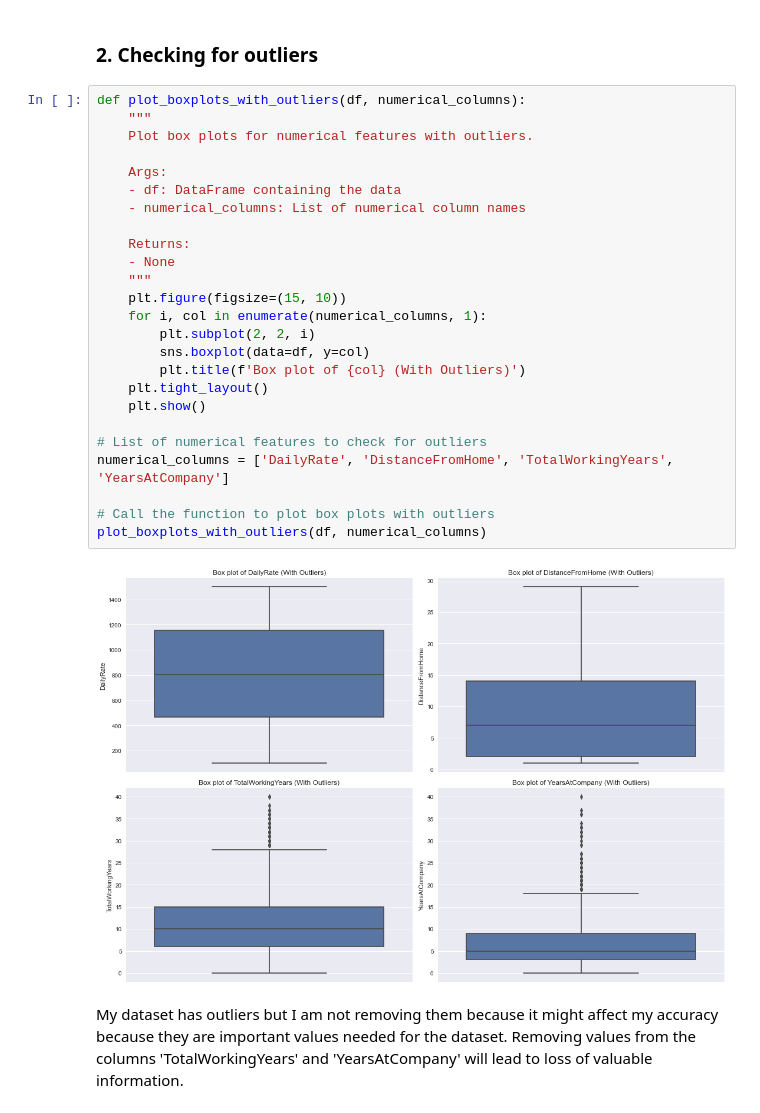
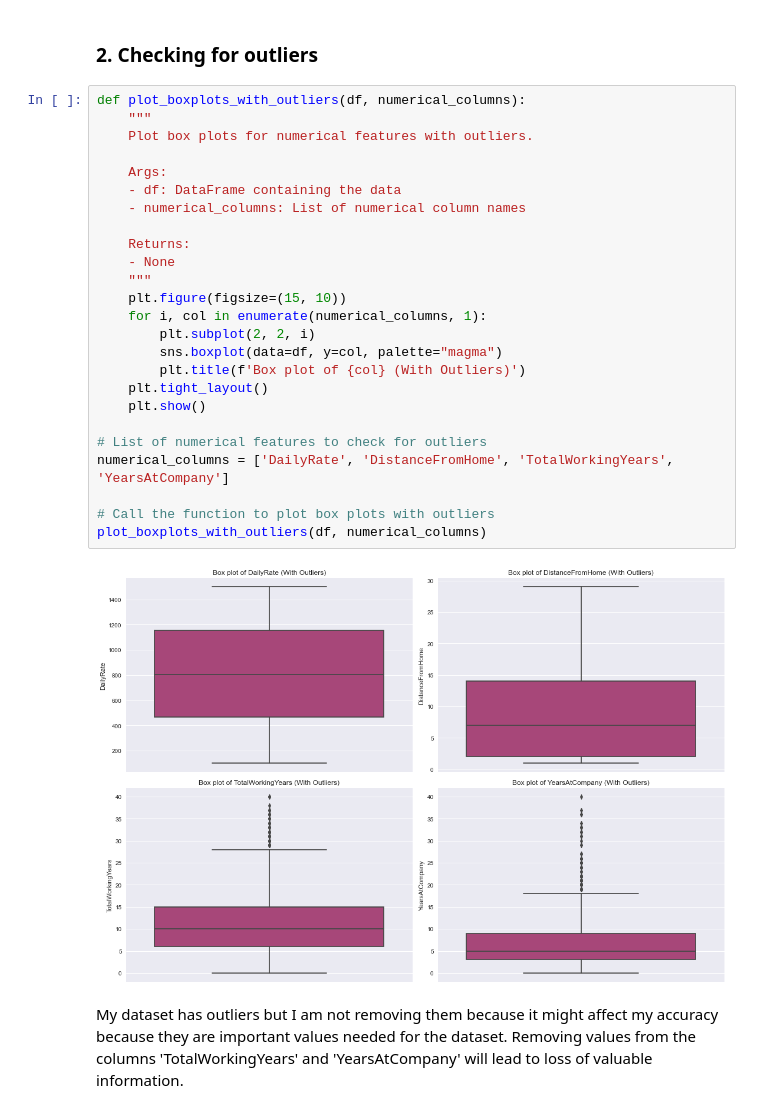
Before and after one commit to olivemideva/phase_3_project, a Jupyter notebook: Student.ipynb, the cells around one changed output. Drawn from its saved outputs; the diff is of its cells as text.

```diff
--- a/Student.ipynb
+++ b/Student.ipynb
@@ -208,29 +209,29 @@ plt.show()
 # %%
 def plot_boxplots_with_outliers(df, numerical_columns):
     """
     Plot box plots for numerical features with outliers.
 
     Args:
     - df: DataFrame containing the data
     - numerical_columns: List of numerical column names
 
     Returns:
     - None
     """
     plt.figure(figsize=(15, 10))
     for i, col in enumerate(numerical_columns, 1):
         plt.subplot(2, 2, i)
-        sns.boxplot(data=df, y=col)
+        sns.boxplot(data=df, y=col, palette="magma")
         plt.title(f'Box plot of {col} (With Outliers)')
     plt.tight_layout()
     plt.show()
 
 # List of numerical features to check for outliers
 numerical_columns = ['DailyRate', 'DistanceFromHome', 'TotalWorkingYears', 'YearsAtCompany']
 
 # Call the function to plot box plots with outliers
 plot_boxplots_with_outliers(df, numerical_columns)
 # %% [output]
-[figure, old version]
+[figure, new version]
 # %% [markdown]
 My dataset has outliers but I am not removing them because it might affect my accuracy because they are important values needed for the dataset. Removing values from the columns 'TotalWorkingYears' and 'YearsAtCompany' will lead to loss of valuable information.
```
Also changed, not shown: parts of 7 cells of this notebook.
